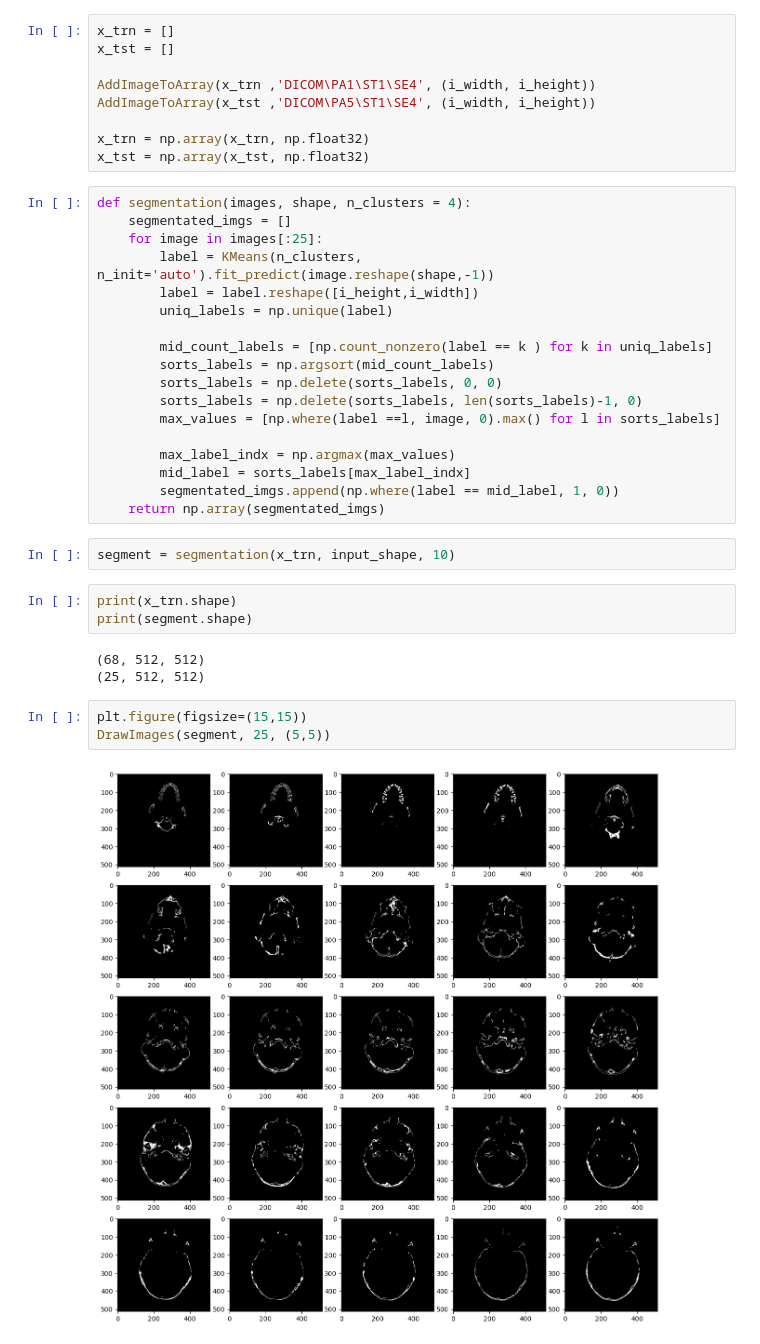
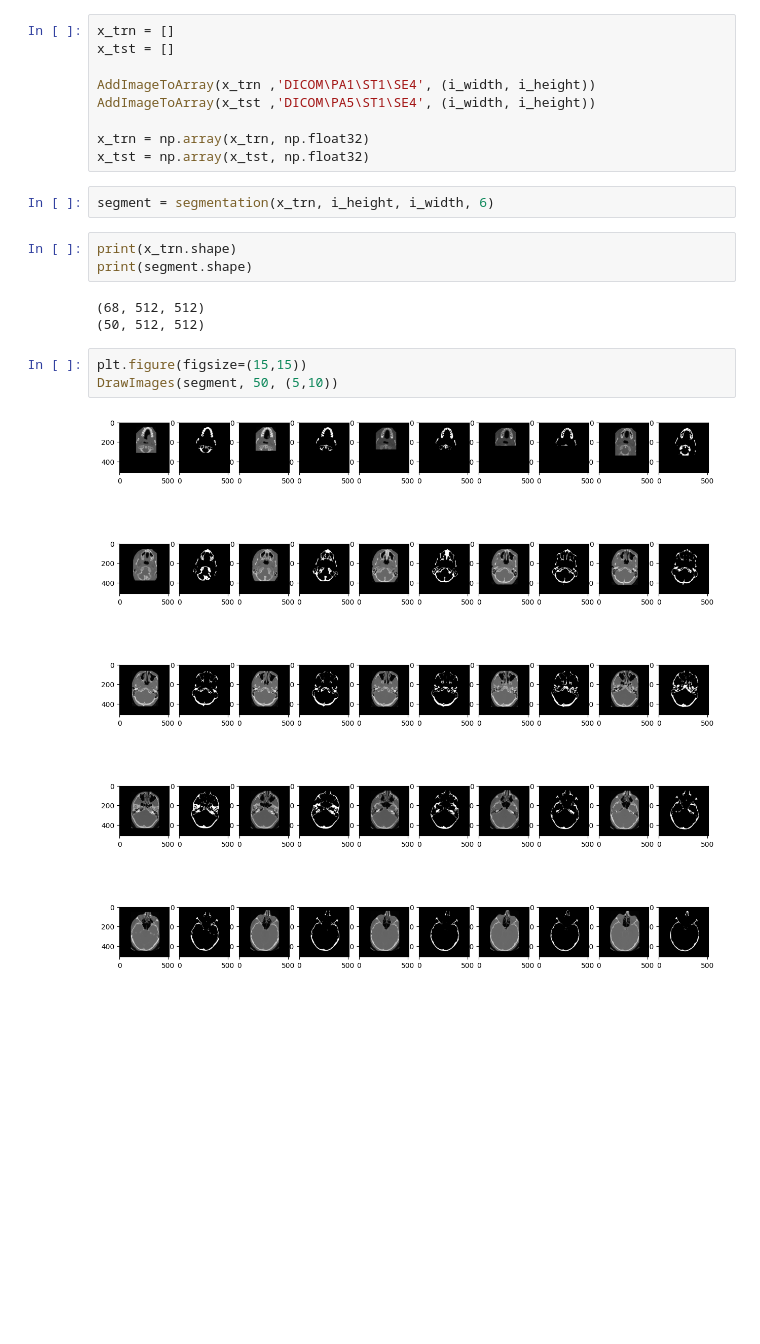
Before and after one commit to Ivan-AI-hub/skull_project, a Jupyter notebook: Kmeans_segmintation.ipynb, the cells around one changed output. Saved outputs shown, nothing was run; the diff lists cells and outputs as text; blank space fills up the shorter version.

Commit message:
segmentation update

```diff
--- a/Kmeans_segmintation.ipynb
+++ b/Kmeans_segmintation.ipynb
@@ -28,34 +28,16 @@ AddImageToArray(x_tst ,'DICOM\PA5\ST1\SE4', (i_width, i_height))
 
 x_trn = np.array(x_trn, np.float32)
 x_tst = np.array(x_tst, np.float32)
-# %%
-def segmentation(images, shape, n_clusters = 4):
-    segmentated_imgs = []
-    for image in images[:25]:
-        label = KMeans(n_clusters, n_init='auto').fit_predict(image.reshape(shape,-1))
-        label = label.reshape([i_height,i_width])
-        uniq_labels = np.unique(label)
-
-        mid_count_labels = [np.count_nonzero(label == k ) for k in uniq_labels]
-        sorts_labels = np.argsort(mid_count_labels)
-        sorts_labels = np.delete(sorts_labels, 0, 0)
-        sorts_labels = np.delete(sorts_labels, len(sorts_labels)-1, 0)
-        max_values = [np.where(label ==l, image, 0).max() for l in sorts_labels]
-
-        max_label_indx = np.argmax(max_values)
-        mid_label = sorts_labels[max_label_indx]
-        segmentated_imgs.append(np.where(label == mid_label, 1, 0))
-    return np.array(segmentated_imgs)
 # %%
-segment = segmentation(x_trn, input_shape, 10)
+segment = segmentation(x_trn, i_height, i_width, 6)
 # %%
 print(x_trn.shape)
 print(segment.shape)
 # %% [output]
 (68, 512, 512)
-(25, 512, 512)
+(50, 512, 512)
 # %%
 plt.figure(figsize=(15,15))
-DrawImages(segment, 25, (5,5))
+DrawImages(segment, 50, (5,10))
 # %% [output]
-[figure, old version]
+[figure, new version]
```
Also changed, not shown: parts of 1 cell of this notebook, 1 other file.
